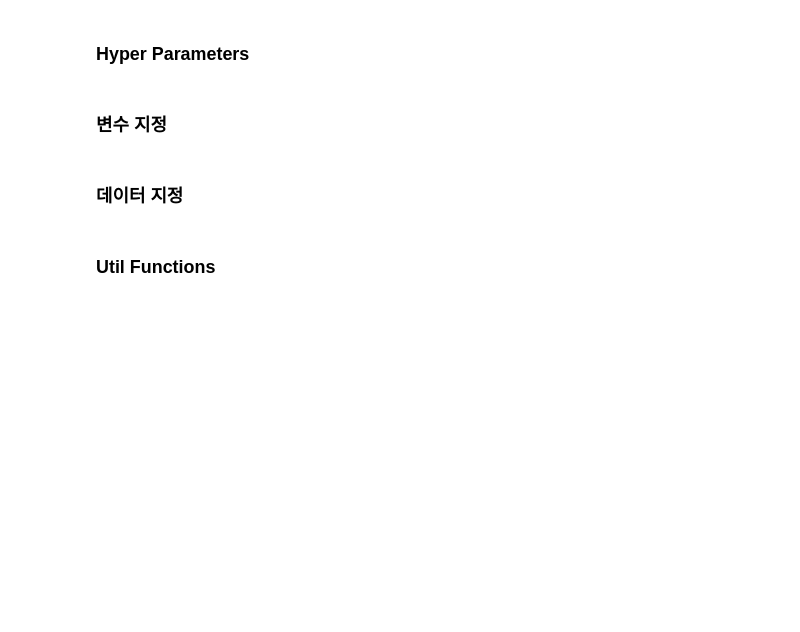
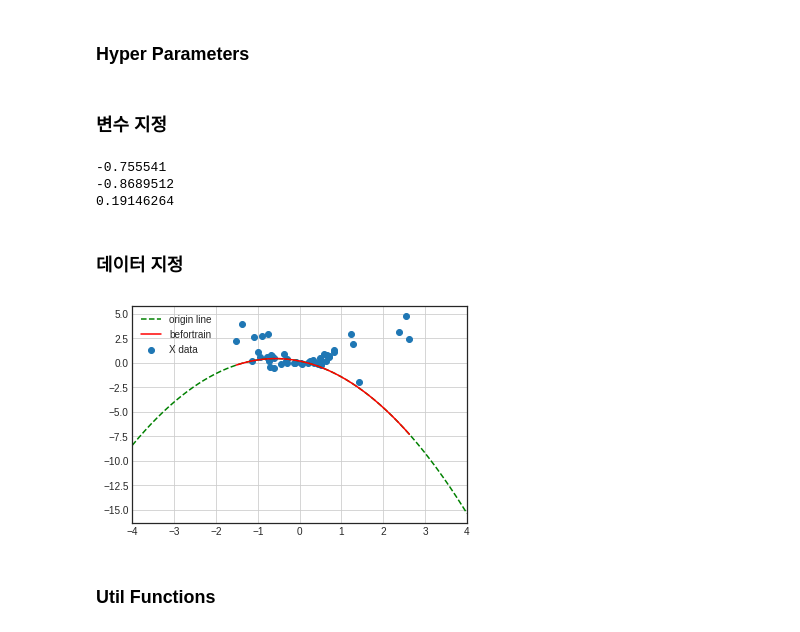
Before and after one commit to SeWonKwon/DeepLearning, a Jupyter notebook: F02_텐서플로우_회귀_분석_모델.ipynb, the cells around one changed output. Drawn from its saved outputs; the diff is of its cells as text; code cells hidden in the pictures; blank space fills up the shorter version.

```diff
--- a/F02_텐서플로우_회귀_분석_모델.ipynb
+++ b/F02_텐서플로우_회귀_분석_모델.ipynb
@@ -80,6 +93,37 @@ step: 1000      loss: 1.0128    W: 2.0808       b: 0.0927
 # %% [markdown]
 ### 변수 지정
+# %%
+a = tf.Variable(np.random.randn())
+b = tf.Variable(np.random.randn())
+c = tf.Variable(np.random.randn())
+# %%
+print(a.numpy())
+print(b.numpy())
+print(c.numpy())
+# %% [output]
+-0.755541
+-0.8689512
+0.19146264
 # %% [markdown]
 ### 데이터 지정
+# %%
+X = np.random.randn(50)
+Y = X**2 + X*np.random.randn(50)
+# %%
+line_x = np.arange(min(X), max(X), 0.001)
+line_y = a * line_x**2 + b*line_x + c
+
+x_ = np.arange(-4.0, 4.0, 0.001)
+y_ = a*x_**2 + b*x_ + c
+
+plt.scatter(X, Y, label='X data')
+plt.plot(x_, y_, 'g--', label='origin line')
+plt.plot(line_x, line_y, 'r-', label='befortrain')
+plt.xlim(-4.0, 4.0)
+plt.legend()
+plt.grid()
+plt.show()
+# %% [output]
+[figure, added]
 # %% [markdown]
 ### Util Functions
```
Also changed, not shown: parts of 19 cells of this notebook.
